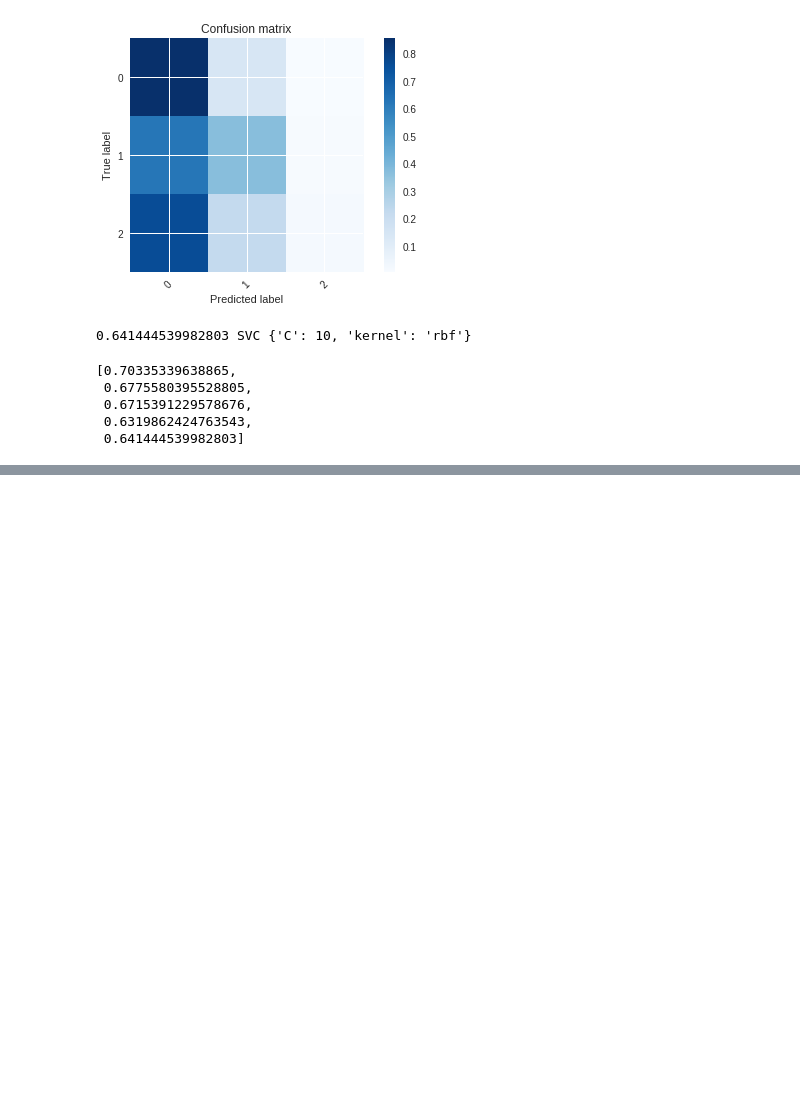
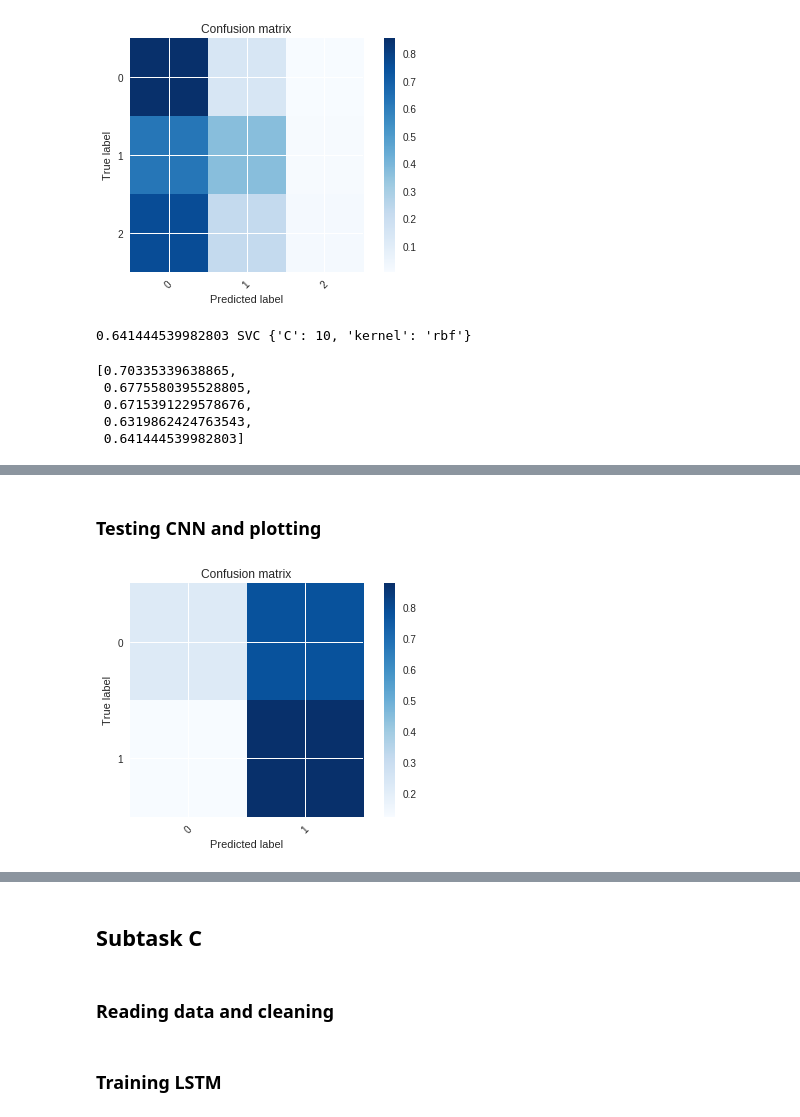
Before and after one commit to ZeyadZanaty/offenseval, a Jupyter notebook: offenseval.ipynb, the cells around one changed output, grey strips where cells are left out. Saved outputs shown, nothing was run; the diff lists cells and outputs as text; code cells hidden in the pictures; blank space fills up the shorter version.

```diff
--- a/offenseval.ipynb
+++ b/offenseval.ipynb
@@ -237,0 +336,13 @@ accs_c
+# %%
+dr_nn_b = DataReader('./datasets/training-v1/offenseval-training-v1.tsv','B')
+data_nn_b,labels_nn_b = dr_nn_b.get_labelled_data()
+data_nn_b,labels_nn_b = dr_nn_b.shuffle(data_nn_b,labels_nn_b,'random')
+
+tr_data_nn_b,tst_data_nn_b,tr_labels_nn_b,tst_labels_nn_b = split(data_nn_b,labels_nn_b,test_size=0.3)
+
+prp = Preprocessor('remove_stopwords','lemmatize')
+tr_data_clean_nn_b = prp.clean(tr_data_nn_b)
+tst_data_clean_nn_b = prp.clean(tst_data_nn_b)
+
+vct = Vectorizer('count')
+vct.vectorize(tr_data_clean_nn_b)
@@ -237,0 +383,3 @@ accs_c
+# %%
+cnn_b = DeepLearner(tr_data_clean_nn_b,tr_labels_nn_b,vocab_length=vct.vocab_length,model_type='CNN')
+cnn_b.train(epochs=60)
@@ -237,0 +404,7 @@ accs_c
+# %% [markdown]
+### Testing CNN and plotting
+# %%
+acc = cnn_b.test_and_plot(tst_data_clean_nn_b,tst_labels_nn_b)
+print('CNN',acc)
+# %% [output]
+[figure, added]
@@ -237,0 +413,4 @@ accs_c
+# %% [markdown]
+## Subtask C
+# %% [markdown]
+### Reading data and cleaning
@@ -237,0 +430,2 @@ accs_c
+# %% [markdown]
+### Training LSTM
```
Also changed, not shown: parts of 31 cells of this notebook.
